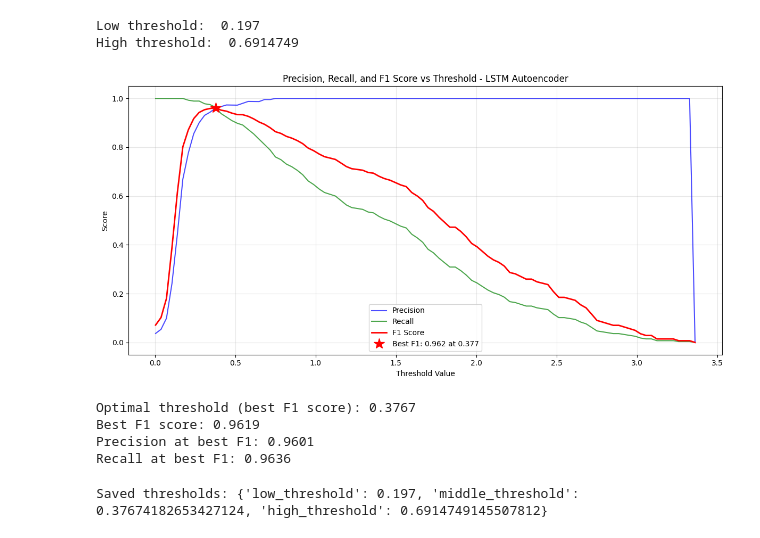
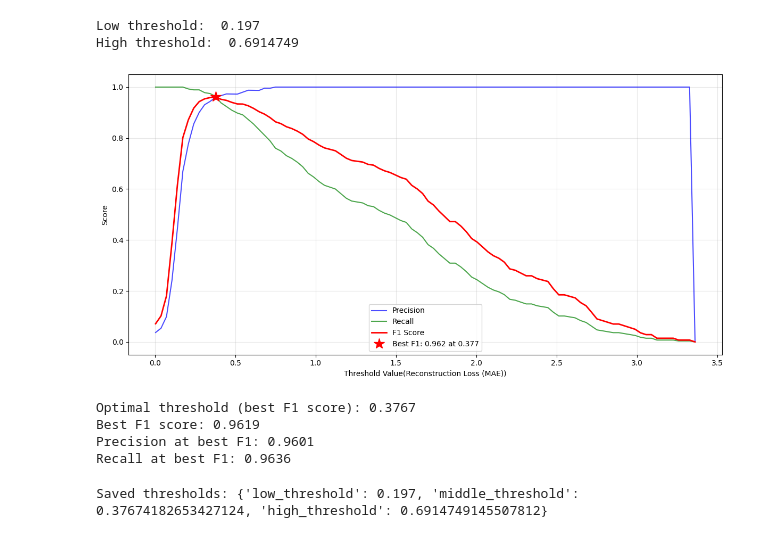
Before and after one commit to Ziyi-star/Bachelor-Project, a Jupyter notebook: notebooks/handlebar/LSTM/Lstm__Handlebar_best_Training.ipynb, the cells around one changed output. Saved outputs shown, nothing was run; the diff lists cells and outputs as text; code cells hidden in the pictures.

```diff
--- a/notebooks/handlebar/LSTM/Lstm__Handlebar_best_Training.ipynb
+++ b/notebooks/handlebar/LSTM/Lstm__Handlebar_best_Training.ipynb
@@ -381,30 +381,29 @@ best_f1 = f1_scores[best_idx]
 # %%
 # Plot metrics vs threshold
 plt.figure(figsize=(12, 6))
 plt.plot(thresholds, precisions, 'b-', label='Precision', alpha=0.7)
 plt.plot(thresholds, recalls, 'g-', label='Recall', alpha=0.7)
 plt.plot(thresholds, f1_scores, 'r-', label='F1 Score', linewidth=2)
 
 # Mark the best F1 score
 plt.plot(best_threshold, best_f1, 'r*', markersize=15,
          label=f'Best F1: {best_f1:.3f} at {best_threshold:.3f}')
 
 # Customize the plot
-plt.xlabel('Threshold Value')
+plt.xlabel('Threshold Value(Reconstruction Loss (MAE))')
 plt.ylabel('Score')
-plt.title('Precision, Recall, and F1 Score vs Threshold - LSTM Autoencoder')
 plt.grid(True, alpha=0.3)
 plt.legend()
 plt.tight_layout()
 plt.show()
 
 # Print the optimal threshold and metrics
 print(f"\nOptimal threshold (best F1 score): {best_threshold:.4f}")
 print(f"Best F1 score: {best_f1:.4f}")
 print(f"Precision at best F1: {precisions[best_idx]:.4f}")
 print(f"Recall at best F1: {recalls[best_idx]:.4f}")
 # %% [output]
-[figure, old version]
+[figure, new version]
 Optimal threshold (best F1 score): 0.3767
 Best F1 score: 0.9619
 Precision at best F1: 0.9601
```
Also changed, not shown: parts of 2 cells of this notebook, 14 other files.
